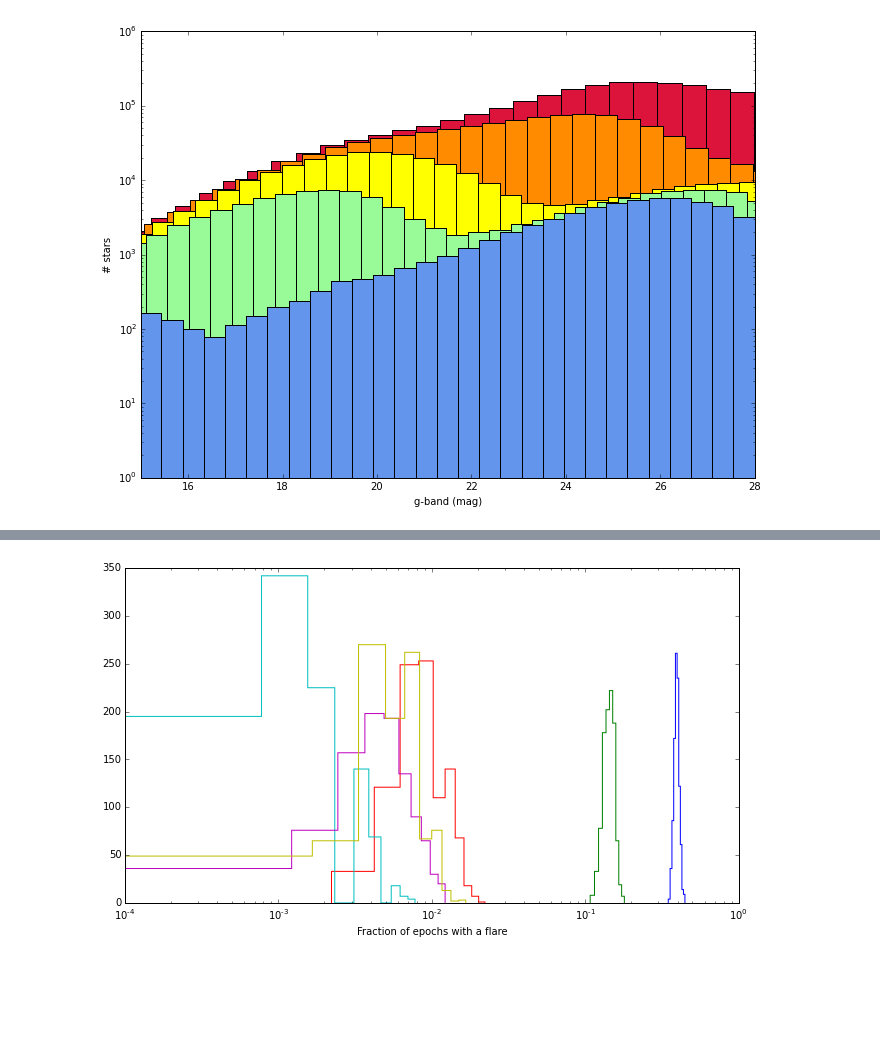
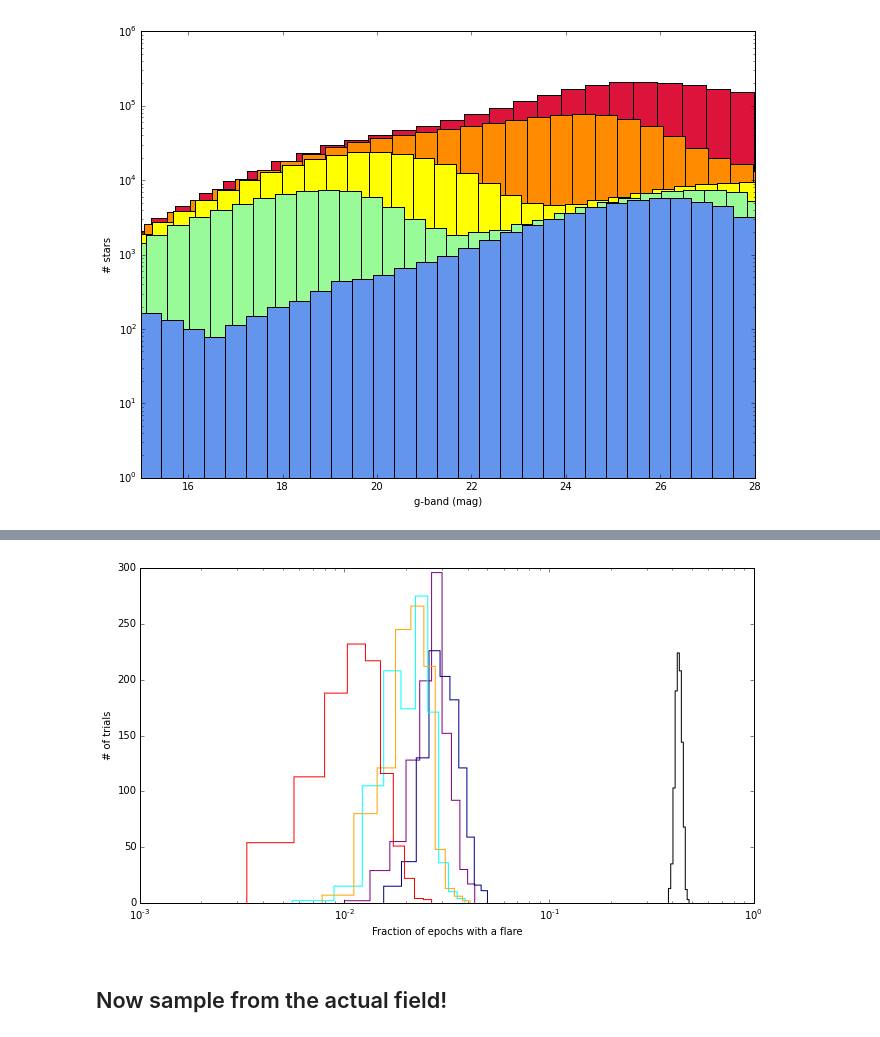
Before and after one commit to lsst-sims/MW-Flare, a Jupyter notebook: figures.ipynb, the cells around one changed output, grey strips where cells are left out. Cells and saved outputs as stored; diff of their text form; code cells hidden in the pictures; blank space fills up the shorter version.

Commit message:
start working on field sampling

```diff
--- a/figures.ipynb
+++ b/figures.ipynb
@@ -62,8 +65,8 @@ plt.ylabel('# stars')
 # %%
-s_time1, s_flux1 = flare_prob.SuperLC(dur=0.05, repeat=200, mag=True, ffd_alpha=1.0)
-s_time2, s_flux2 = flare_prob.SuperLC(dur=0.05, repeat=200, mag=True, ffd_alpha=0.1)
-s_time3, s_flux3 = flare_prob.SuperLC(dur=0.05, repeat=200, mag=True, ffd_alpha=0.01)
+s_time1, s_flux1 = flare_prob.SuperLC(dur=0.2, repeat=50, mag=True, ffd_alpha=1.0)
+s_time2, s_flux2 = flare_prob.SuperLC(dur=0.2, repeat=50, mag=True, ffd_alpha=0.0)
+s_time3, s_flux3 = flare_prob.SuperLC(dur=0.2, repeat=50, mag=True, ffd_alpha=0.1)
 # %%
-s_time4, s_flux4 = flare_prob.SuperLC(dur=0.05, repeat=200, mag=True, ffd_alpha=0.001)
-s_time5, s_flux5 = flare_prob.SuperLC(dur=0.05, repeat=200, mag=True, ffd_alpha=0.0001)
-s_time6, s_flux6 = flare_prob.SuperLC(dur=0.05, repeat=200, mag=True, ffd_alpha=0.00001)
+s_time4, s_flux4 = flare_prob.SuperLC(dur=0.2, repeat=50, mag=True, ffd_alpha=0.01)
+s_time5, s_flux5 = flare_prob.SuperLC(dur=0.2, repeat=50, mag=True, ffd_alpha=0.0001)
+s_time6, s_flux6 = flare_prob.SuperLC(dur=0.2, repeat=50, mag=True, ffd_alpha=0.000001)
@@ -118,14 +127,16 @@ for k in range(ntrials):
     npass6[k] = len(ok[0])
 # %%
 plt.figure(figsize=(11,6))
-_ = plt.hist(npass1/900., histtype='step')
-_ = plt.hist(npass2/900., histtype='step')
-_ = plt.hist(npass3/900., histtype='step')
-_ = plt.hist(npass4/900., histtype='step')
-_ = plt.hist(npass5/900., histtype='step')
-_ = plt.hist(npass6/900., histtype='step')
+_ = plt.hist(npass1/900., histtype='step', color='black')
+_ = plt.hist(npass2/900., histtype='step', color='purple')
+_ = plt.hist(npass3/900., histtype='step', color='navy')
+_ = plt.hist(npass4/900., histtype='step', color='cyan')
+_ = plt.hist(npass5/900., histtype='step', color='orange')
+_ = plt.hist(npass6/900., histtype='step', color='red')
 plt.xlabel('Fraction of epochs with a flare')
 plt.ylabel('# of trials')
 plt.xscale('log')
 # %% [output]
-[figure, old version]
+[figure, new version]
+# %% [markdown]
+## Now sample from the actual field!
```
Also changed, not shown: parts of 7 cells of this notebook, 1 other file.
